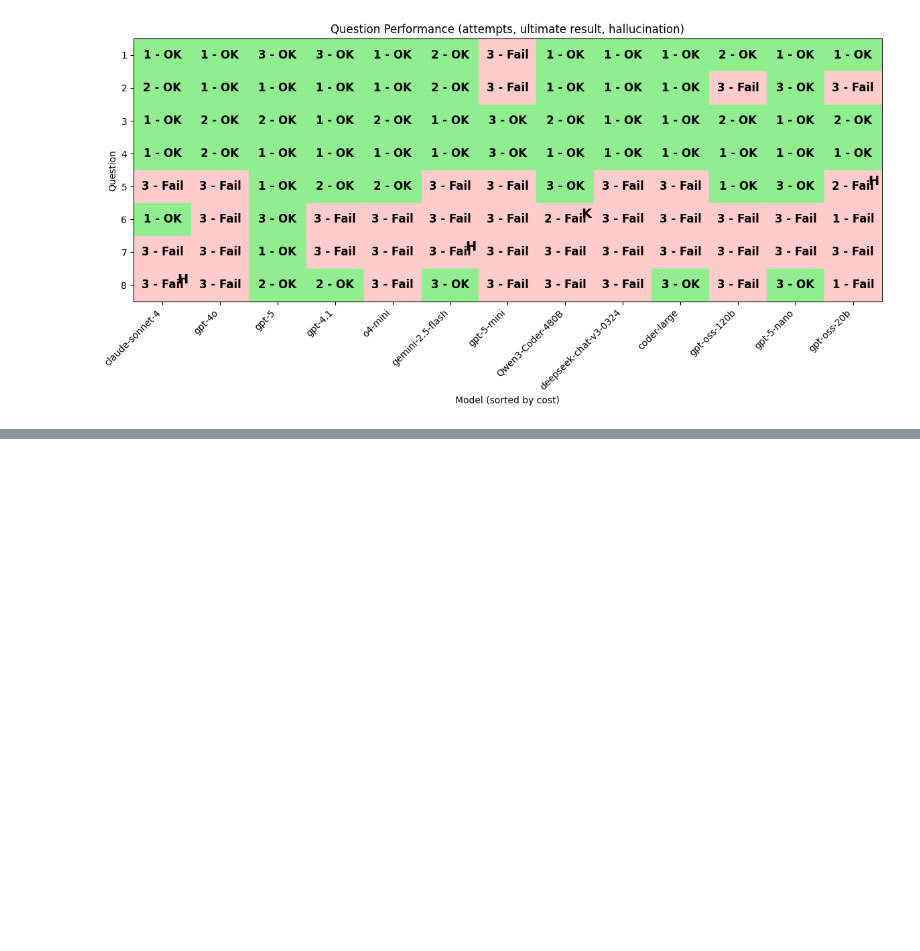
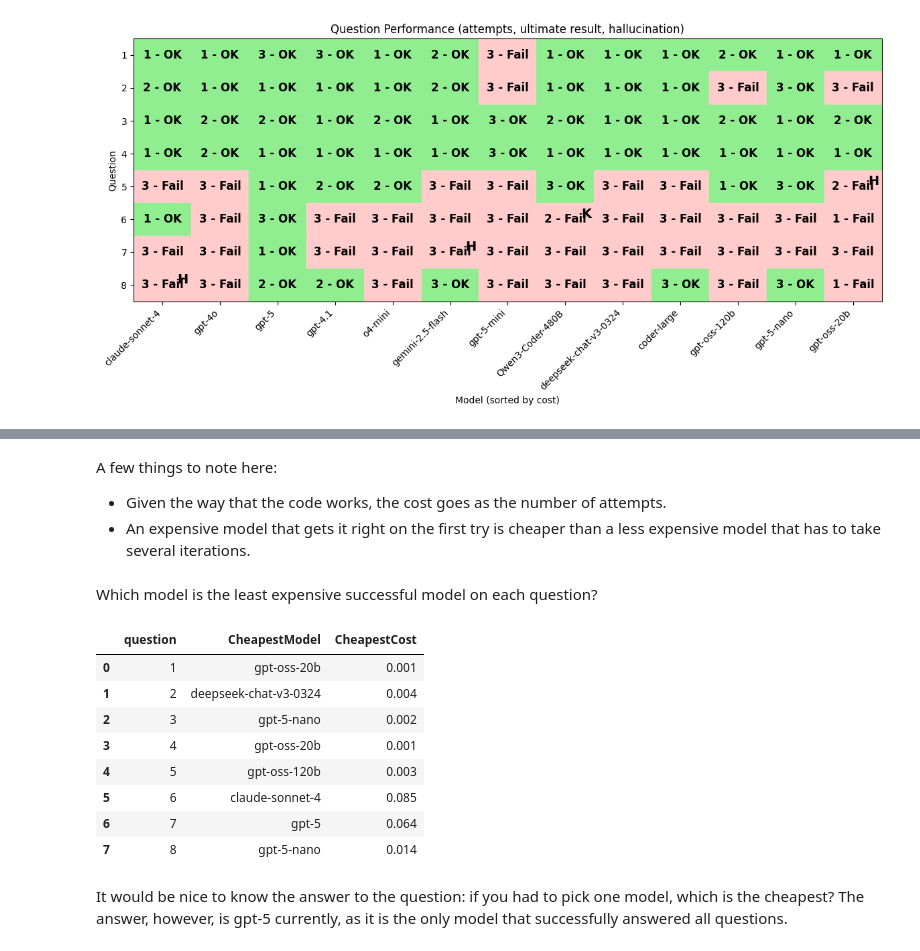
Before and after one commit to gordonwatts/atlas-plot-agent, a Jupyter notebook: notebooks/adl-benchmarks/direct-query-analysis.ipynb, the cells around one changed output, grey strips where cells are left out. Saved outputs shown, nothing was run; the diff lists cells and outputs as text; code cells hidden in the pictures; blank space fills up the shorter version.

```diff
--- a/notebooks/adl-benchmarks/direct-query-analysis.ipynb
+++ b/notebooks/adl-benchmarks/direct-query-analysis.ipynb
@@ -281,0 +345,30 @@ plt.show()
+# %% [markdown]
+A few things to note here:
+
+- Given the way that the code works, the cost goes as the number of attempts.
+- An expensive model that gets it right on the first try is cheaper than a less expensive model that has to take several iterations.
+# %% [markdown]
+Which model is the least expensive successful model on each question?
+# %%
+# Find the cheapest successful model for each question
+cheapest_success = (
+    data[data['Result_with_hallucination'] == 'Success']
+    .groupby('question')
+    .apply(lambda df: df.loc[df['EstimatedCost'].idxmin()])
+)
+
+cheapest_df = cheapest_success[['question', 'model_nickname', 'EstimatedCost']].reset_index(drop=True)
+cheapest_df.rename(columns={'model_nickname': 'CheapestModel', 'EstimatedCost': 'CheapestCost'}, inplace=True)
+cheapest_df
+# %% [output]
+|  | question | CheapestModel | CheapestCost |
+| 0 | 1 | gpt-oss-20b | 0.001 |
+| 1 | 2 | deepseek-chat-v3-0324 | 0.004 |
+| 2 | 3 | gpt-5-nano | 0.002 |
+| 3 | 4 | gpt-oss-20b | 0.001 |
+| 4 | 5 | gpt-oss-120b | 0.003 |
+| 5 | 6 | claude-sonnet-4 | 0.085 |
+| 6 | 7 | gpt-5 | 0.064 |
+| 7 | 8 | gpt-5-nano | 0.014 |
+# %% [markdown]
+It would be nice to know the answer to the question: if you had to pick one model, which is the cheapest? The answer, however, is gpt-5 currently, as it is the only model that successfully answered all questions.
```
Also changed, not shown: parts of 4 cells of this notebook.
